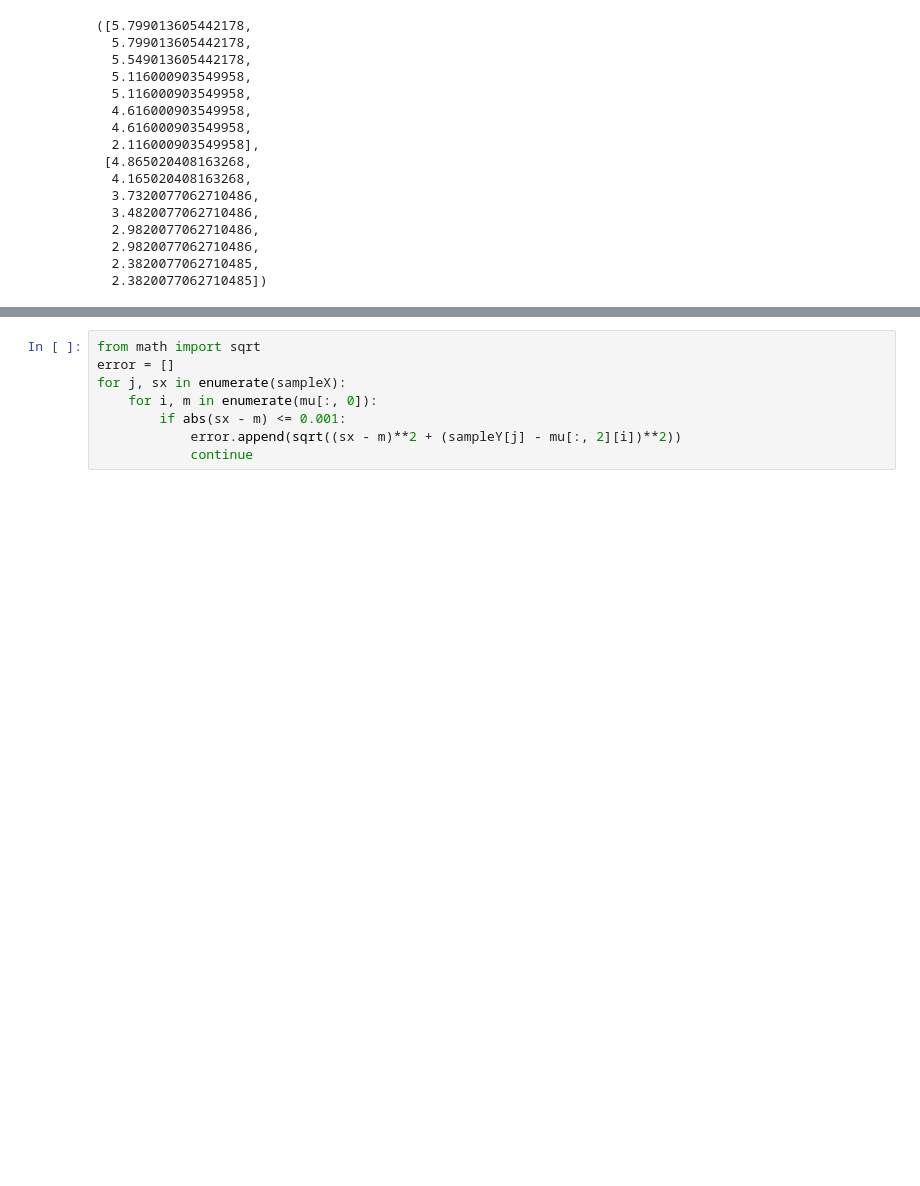
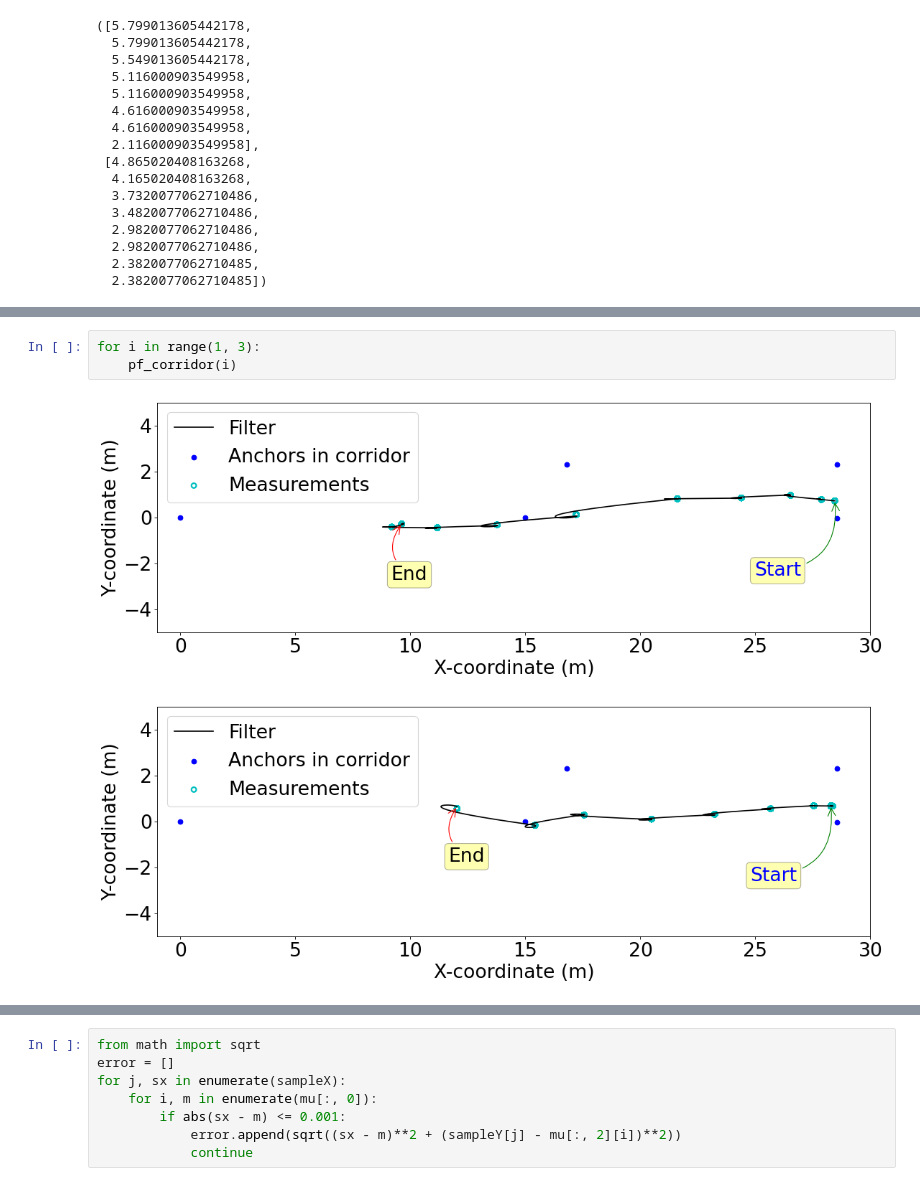
Before and after one commit to 850075610/sensor-fusion, a Jupyter notebook: data/track/track.ipynb, the cells around one changed output, grey strips where cells are left out. Saved outputs shown, nothing was run; the diff lists cells and outputs as text; blank space fills up the shorter version.

```diff
--- a/data/track/track.ipynb
+++ b/data/track/track.ipynb
@@ -170,3 +234,9 @@ plt.savefig('track.pdf', bbox_inches='tight', dpi=400)
+# %%
+for i in range(1, 3):
+    pf_corridor(i)
+# %% [output]
+[figure, added]
+[figure, added]
 # %%
 df1 = pd.read_csv(f'exp{1}_0107.csv')
 uwb_x1 = df1.uwb_x
```
Also changed, not shown: parts of 29 cells of this notebook, 6 other files.
